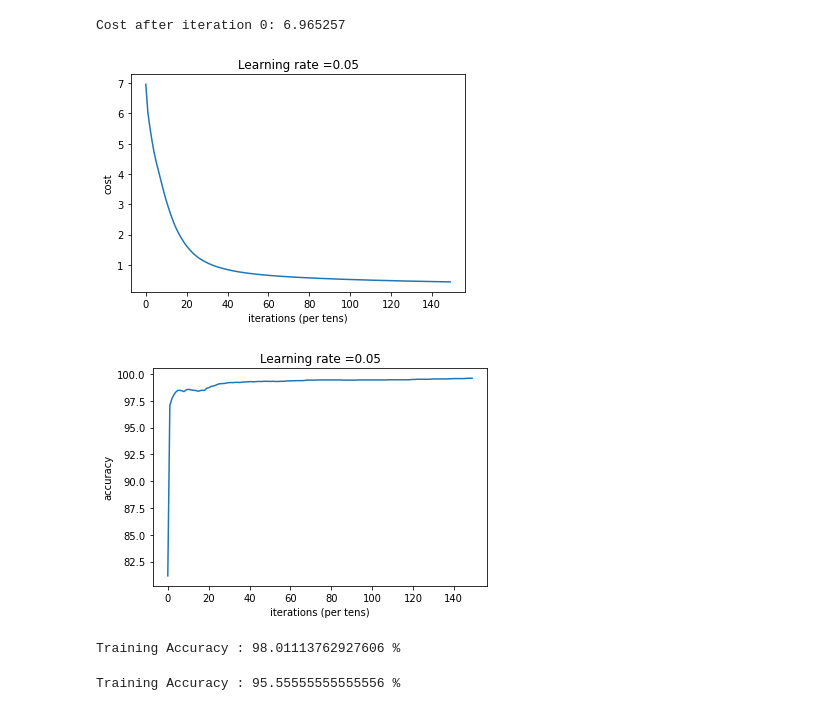
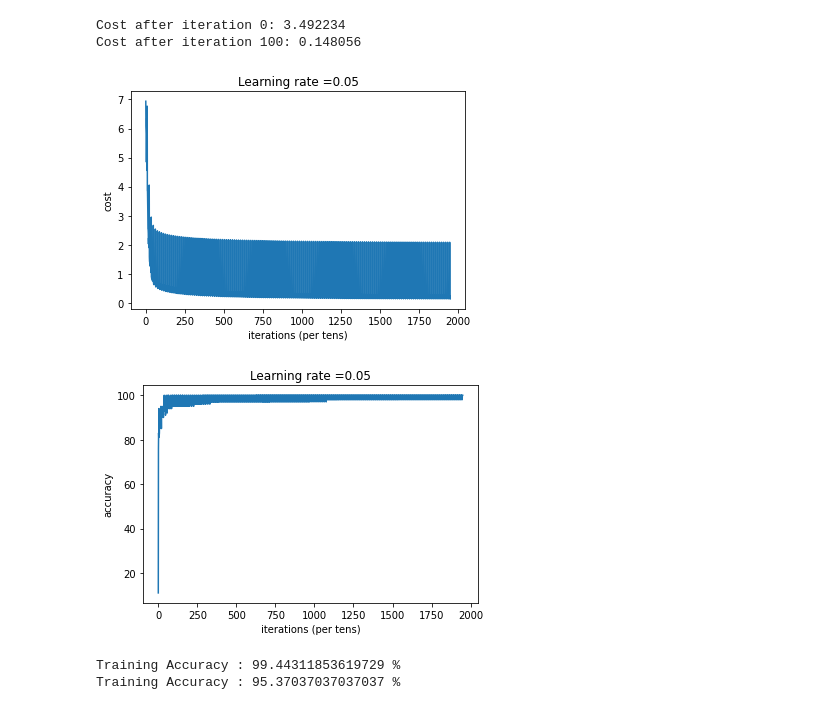
Before and after one commit to shivamjadhav-alfa/Deep_neural_network, a Jupyter notebook: DigitClassifier.ipynb, the cells around one changed output. Saved outputs shown, nothing was run; the diff lists cells and outputs as text; code cells hidden in the pictures.

```diff
--- a/DigitClassifier.ipynb
+++ b/DigitClassifier.ipynb
@@ -251,17 +256,16 @@ for i in range(y_test.shape[1]):
 # %%
 n_x=X_train.shape[0]
 layers_dims=[n_x,10]
-ob=Deep_Neural_Network(layers_dims,0.05,150,True,lamda=0.1,optimizer="Adam")
+ob=Deep_Neural_Network(layers_dims,0.05,150,True,lamda=0.1,optimizer="adam",batchSize=100)
 ob.fit(X_train,Y_train_)
 # %% [output]
-Cost after iteration 0: 6.965257
+Cost after iteration 0: 3.492234
+Cost after iteration 100: 0.148056
-[figure, old version]
+[figure, new version]
-[figure, old version]
+[figure, new version]
 # %%
 b=ob.predict(X_train,y_train)
+bb=ob.predict(X_test,y_test)
 # %% [output]
-Training Accuracy : 98.01113762927606 %
+Training Accuracy : 99.44311853619729 %
+Training Accuracy : 95.37037037037037 %
-# %%
-bb=ob.predict(X_test,y_test)
-# %% [output]
-Training Accuracy : 95.55555555555556 %
```
Also changed, not shown: parts of 2 cells of this notebook.
